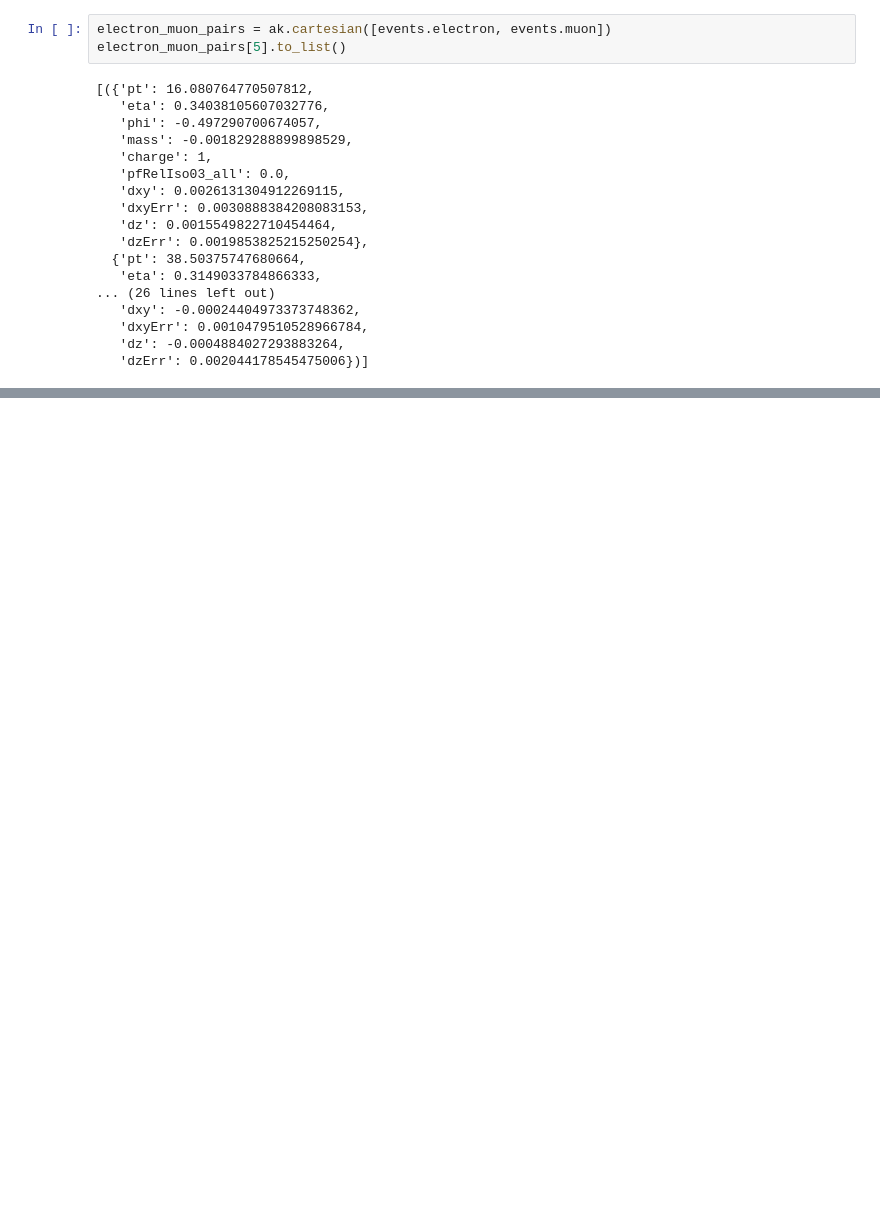
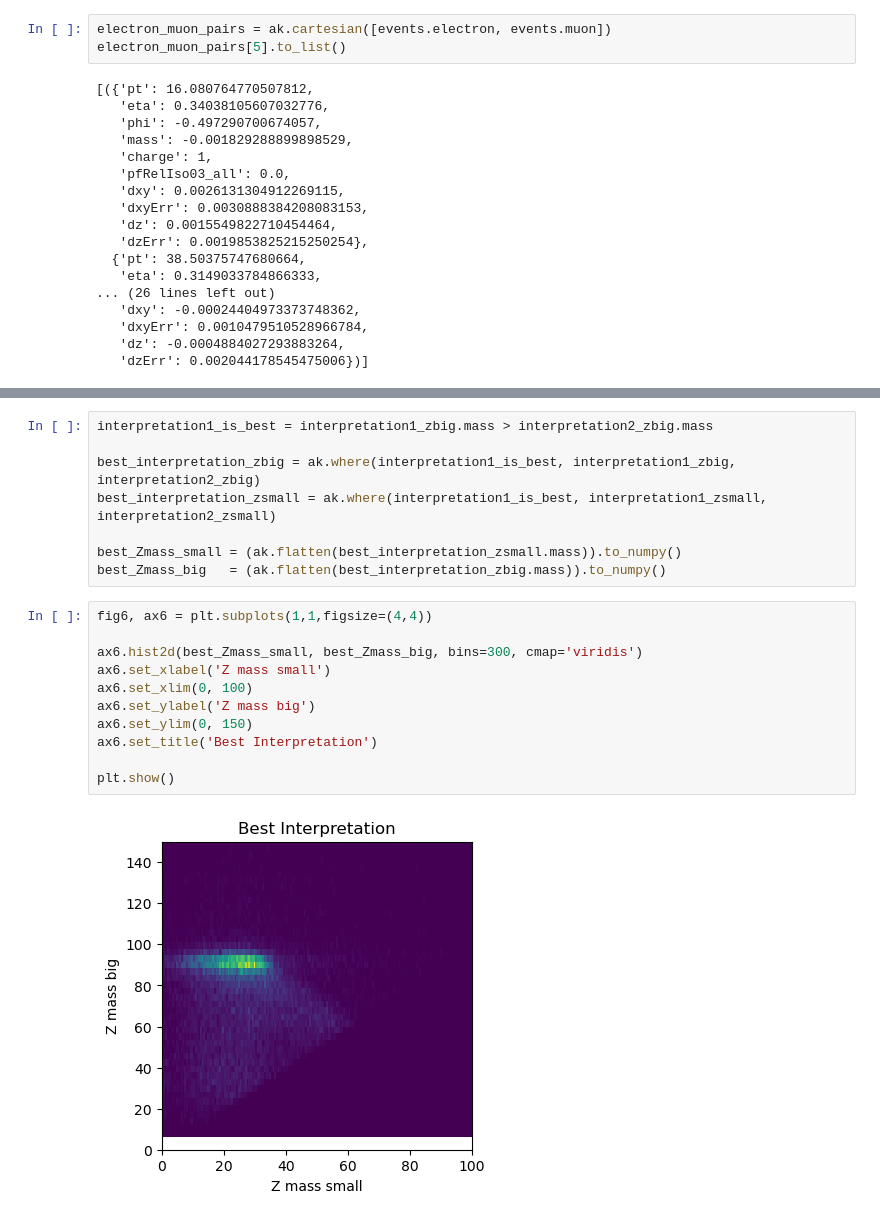
Before and after one commit to phazarik/python-advanced, a Jupyter notebook: awkward_arrays.ipynb, the cells around one changed output, grey strips where cells are left out. Drawn from its saved outputs; the diff is of its cells as text; blank space fills up the shorter version.

```diff
--- a/awkward_arrays.ipynb
+++ b/awkward_arrays.ipynb
@@ -415,0 +528,21 @@ Typically in a $Z\rightarrow ll$ sample, we pick the two leptons with the highes
+# %%
+interpretation1_is_best = interpretation1_zbig.mass > interpretation2_zbig.mass
+
+best_interpretation_zbig = ak.where(interpretation1_is_best, interpretation1_zbig, interpretation2_zbig)
+best_interpretation_zsmall = ak.where(interpretation1_is_best, interpretation1_zsmall, interpretation2_zsmall)
+
+best_Zmass_small = (ak.flatten(best_interpretation_zsmall.mass)).to_numpy()
+best_Zmass_big   = (ak.flatten(best_interpretation_zbig.mass)).to_numpy()
+# %%
+fig6, ax6 = plt.subplots(1,1,figsize=(4,4))
+
+ax6.hist2d(best_Zmass_small, best_Zmass_big, bins=300, cmap='viridis')
+ax6.set_xlabel('Z mass small')
+ax6.set_xlim(0, 100)
+ax6.set_ylabel('Z mass big')
+ax6.set_ylim(0, 150)
+ax6.set_title('Best Interpretation')
+
+plt.show()
+# %% [output]
+[figure, added]
```
Also changed, not shown: parts of 45 cells of this notebook.
